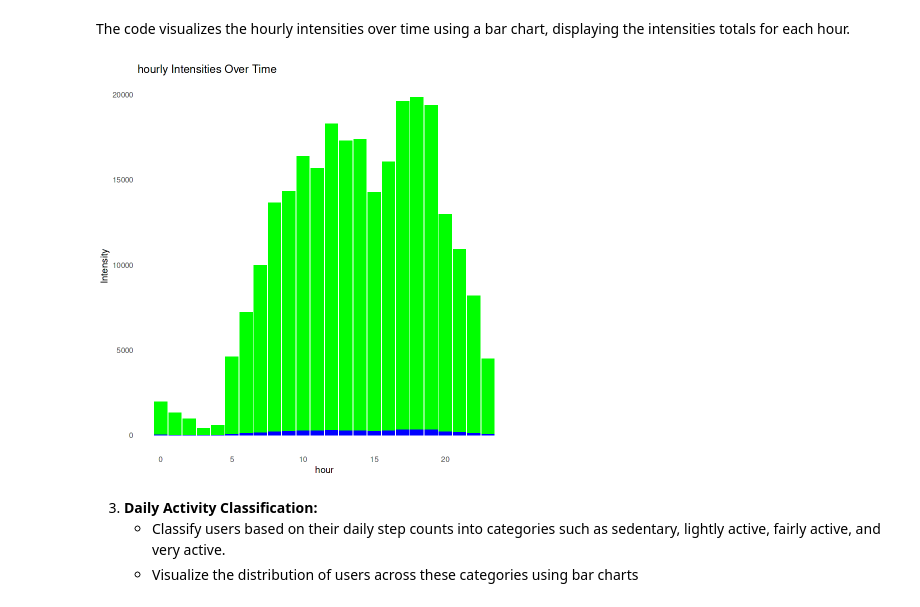
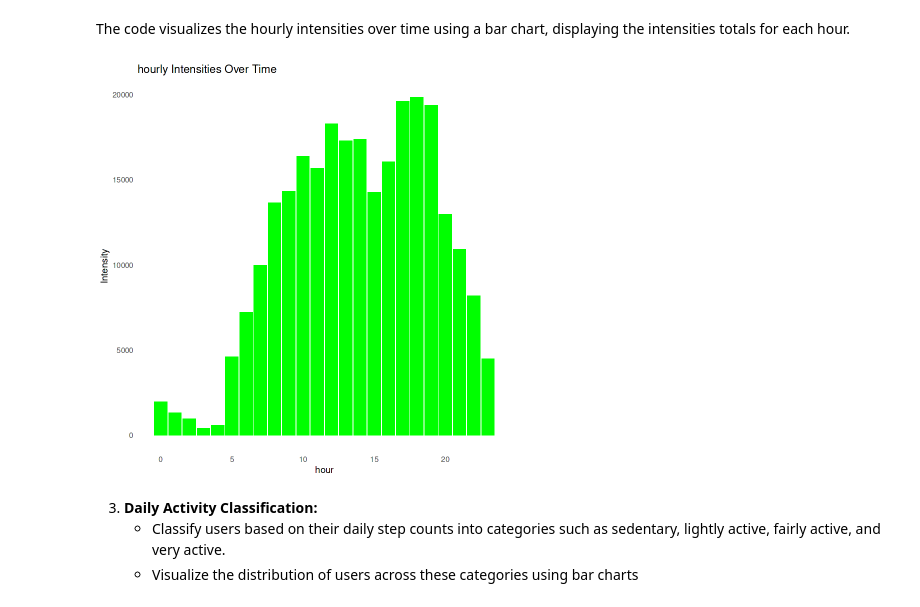
Before and after one commit to Isaac-Ndirangu-Muturi-749/FitBit_Tracker_Insights__Unveiling-Trends-in-Wellness-Technology-Consumer-Behavior, a Jupyter notebook: R_notebook.ipynb, the cells around one changed output. Drawn from its saved outputs; the diff is of its cells as text; code cells hidden in the pictures.

```diff
--- a/R_notebook.ipynb
+++ b/R_notebook.ipynb
@@ -640,18 +644,17 @@ The code visualizes the hourly intensities over time using a bar chart, displayi
 # %%
 # Plot hourly intensities over time
 plot_intensities <- ggplot(hourly_intensities, aes(x = hour, y = total_intensity)) +
   geom_bar(stat = "identity", fill = "green") +
-  geom_bar(aes(y = average_intensity), stat = "identity", fill = "blue") +
   labs(title = "hourly Intensities Over Time",
        x = "hour",
        y = "Intensity") +
   theme_minimal() +
   theme(panel.grid.major = element_blank(),
         panel.grid.minor = element_blank())
 
 print(plot_intensities)
 # %% [output]
-[figure, old version]
+[figure, new version]
 # %% [markdown]
 3. **Daily Activity Classification:**
    - Classify users based on their daily step counts into categories such as sedentary, lightly active, fairly active, and very active.
```
Also changed, not shown: parts of 5 cells of this notebook.
